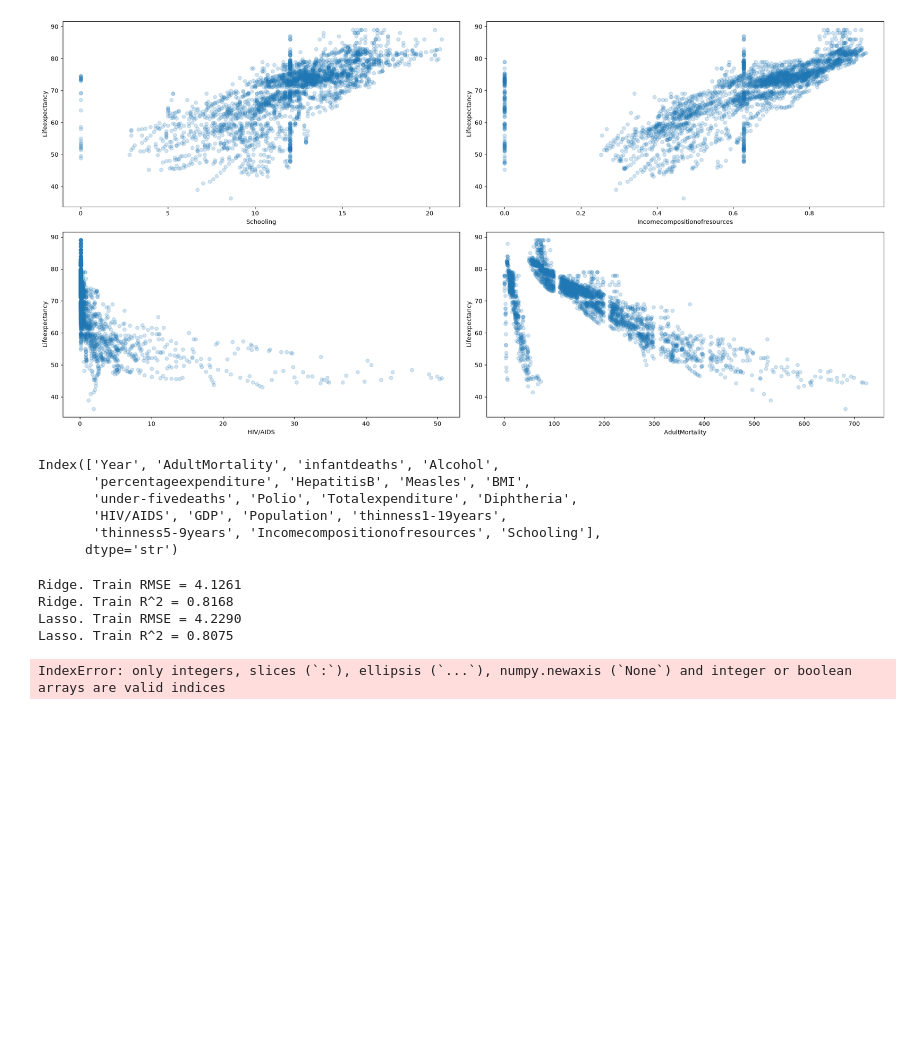
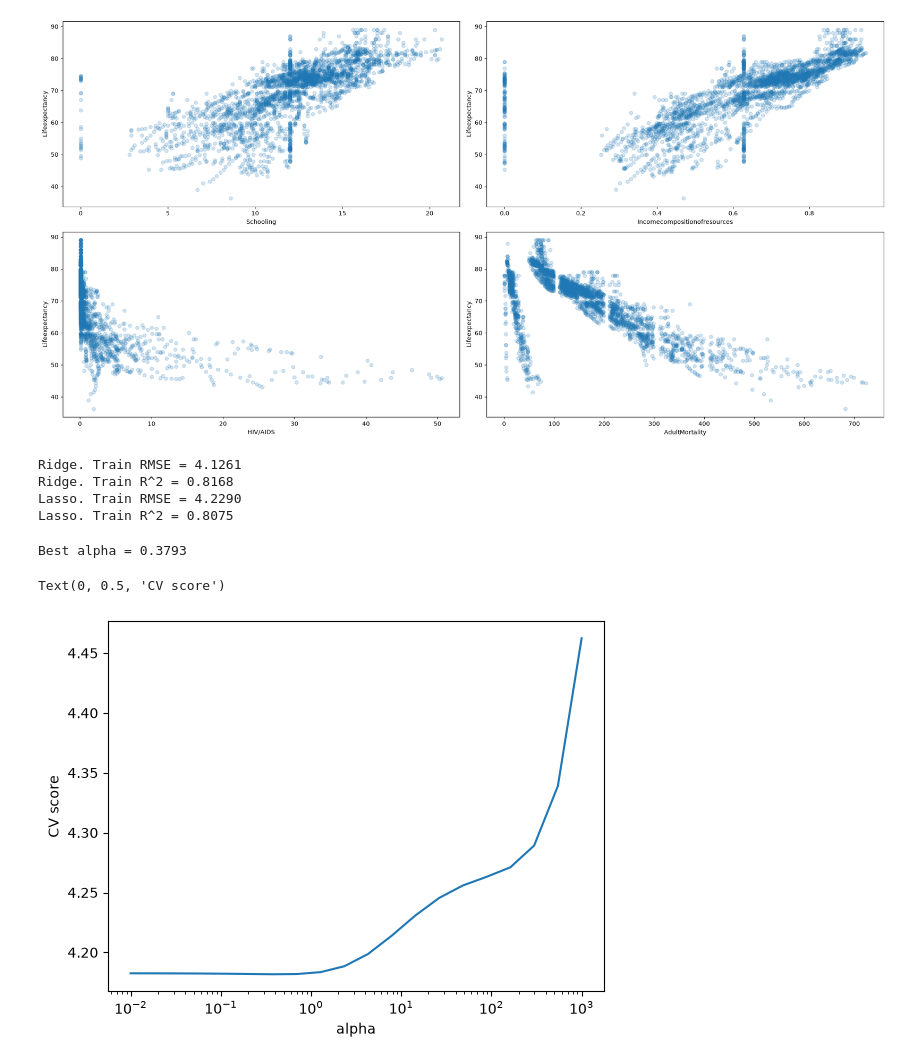
Before and after one commit to artemkafrog/ml-models, a Jupyter notebook: linregr/life_expectancy_prediction/life_expectancy_prediction.ipynb, the cells around one changed output. Saved outputs shown, nothing was run; the diff lists cells and outputs as text; code cells hidden in the pictures; blank space fills up the shorter version.

```diff
--- a/linregr/life_expectancy_prediction/life_expectancy_prediction.ipynb
+++ b/linregr/life_expectancy_prediction/life_expectancy_prediction.ipynb
@@ -103,14 +103,9 @@ y = df['Lifeexpectancy']
 X_train, X_test, y_train, y_test = train_test_split(X, y, test_size=0.3, random_state=10)
 # %%
 numeric_features = numeric_features.drop('Lifeexpectancy')
-numeric_features
+categorical = list(X_train.dtypes[X_train.dtypes.isin(["str","object"])].index)
+X_train[categorical] = X_train[categorical].fillna("NotGiven")
+X_test[categorical] = X_test[categorical].fillna("NotGiven")
-# %% [output]
-Index(['Year', 'AdultMortality', 'infantdeaths', 'Alcohol',
-       'percentageexpenditure', 'HepatitisB', 'Measles', 'BMI',
-       'under-fivedeaths', 'Polio', 'Totalexpenditure', 'Diphtheria',
-       'HIV/AIDS', 'GDP', 'Population', 'thinness1-19years',
-       'thinness5-9years', 'Incomecompositionofresources', 'Schooling'],
-      dtype='str')
 # %%
 from sklearn.linear_model import Ridge, Lasso
 from sklearn.metrics import r2_score, root_mean_squared_error
@@ -140,21 +135,22 @@ from sklearn.preprocessing import StandardScaler
 scaler = StandardScaler()
 X_train_scaled  = scaler.fit_transform(X_train[numeric_features])
 X_test_scaled = scaler.transform(X_test[numeric_features])
-
-model_ridge = Ridge()
-model_lasso = Lasso()
-
-model_ridge.fit(X_train_scaled, y_train)
-y_pred_ridge = model_ridge.predict(X_train_scaled)
-
-model_lasso.fit(X_train_scaled, y_train)
-y_pred_lasso = model_lasso.predict(X_train_scaled)
-
-print('Ridge. Train RMSE = %.4f' % root_mean_squared_error(y_train,y_pred_ridge))
-print('Ridge. Train R^2 = %.4f' % r2_score(y_train, y_pred_ridge))
-
-print('Lasso. Train RMSE = %.4f' % root_mean_squared_error(y_train,y_pred_lasso))
-print('Lasso. Train R^2 = %.4f' % r2_score(y_train, y_pred_lasso))
-# %% [output]
-IndexError: only integers, slices (`:`), ellipsis (`...`), numpy.newaxis (`None`) and integer or boolean arrays are valid indices
+# %%
+from sklearn.model_selection import GridSearchCV
+
+alphas = np.logspace(-2, 3, 20)
+searcher = GridSearchCV(Ridge(), [{"alpha": alphas}], scoring="neg_root_mean_squared_error", cv=10)
+searcher.fit(X_train_scaled, y_train)
+
+best_alpha = searcher.best_params_["alpha"]
+print("Best alpha = %.4f" % best_alpha)
+
+plt.plot(alphas, -searcher.cv_results_["mean_test_score"])
+plt.xscale("log")
+plt.xlabel("alpha")
+plt.ylabel("CV score")
+# %% [output]
+Best alpha = 0.3793
+Text(0, 0.5, 'CV score')
+[figure, added]
 # %%
```
Also changed, not shown: parts of 2 cells of this notebook.
